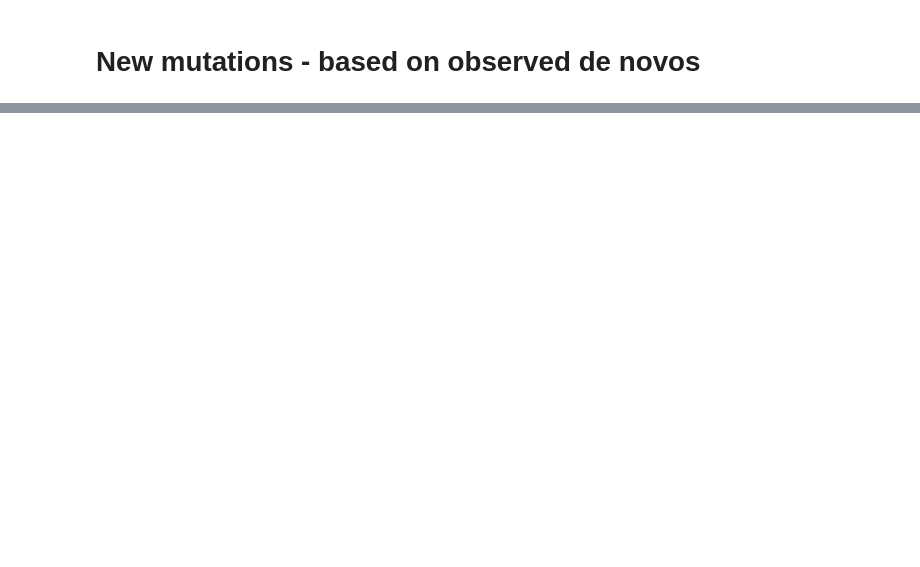
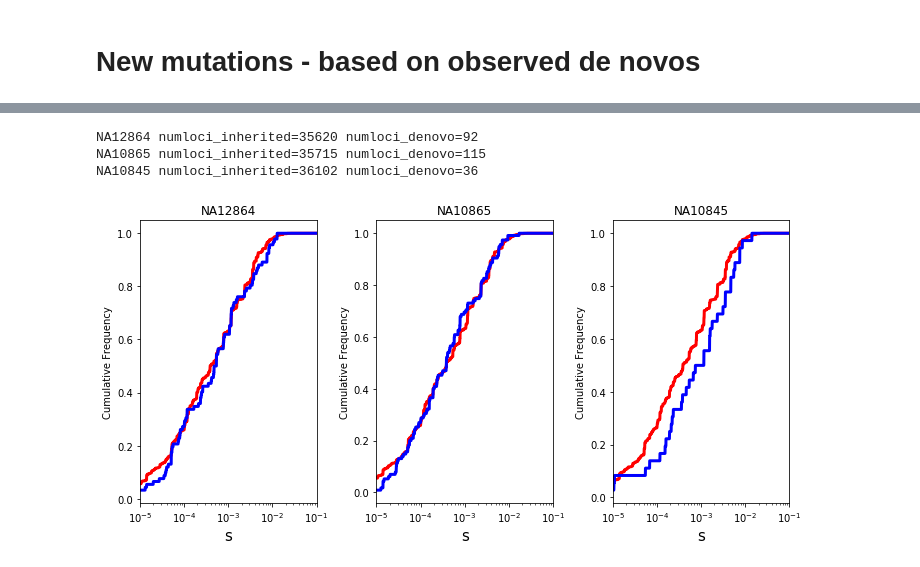
Before and after one commit to BonnieCSE/STRSelection, a Jupyter notebook: figures/Figure4-MG.ipynb, the cells around one changed output, grey strips where cells are left out. Cells and saved outputs as stored; diff of their text form; code cells hidden in the pictures; blank space fills up the shorter version.

```diff
--- a/figures/Figure4-MG.ipynb
+++ b/figures/Figure4-MG.ipynb
@@ -270,0 +383,65 @@ Total burden only neg (sistr2): 0.019543998340849997 (0.006129031681813753-0.031
+# %%
+# Plot CDFs
+
+def getCDF(s_list):
+    bins_list = [0]
+    exponents = [10**-5, 10**-4, 10**-3, 10**-2]
+    for j in exponents:
+        for i in np.arange(1,10,0.01):
+            bins_list.append(i*j)
+
+    bins_list.append(0.1)
+    bins_list.append(1)
+
+    values, base = np.histogram(s_list, bins=bins_list)# [0,10**-5,10**-4,10**-3,10**-2,10**-1,1]#[0,10**-5,10**-4,10**-3,10**-2,10**-1,1]
+
+    cumulative = list(np.cumsum(values))
+    maximum = max(cumulative)
+    cumulative_scaled = []
+    for elem in cumulative:
+        elem = elem/maximum
+        cumulative_scaled.append(elem)
+
+    #cum_dic[motif] = cumulative_scaled
+    base_plot = base
+
+    return cumulative_scaled, base_plot
+
+color_dic_motif = {}
+color_dic_motif['Inherited'] = 'red'
+color_dic_motif['Denovo'] = 'blue'
+
+fig = plt.figure()
+fig.set_size_inches((10, 5))
+fignum = 1
+
+for sample in ["NA12864", "NA10865","NA10845" ]:
+    ax = fig.add_subplot(1, 3, fignum)
+
+    cum_dic = {}
+
+    cumulative_scaled, base_plot = getCDF(iscores[sample])
+    cum_dic["Inherited"] = cumulative_scaled
+
+    cumulative_scaled, base_plot = getCDF(dscores[sample])
+    cum_dic["Denovo"] = cumulative_scaled
+
+    for elem in cum_dic:
+        plt.plot(base_plot[:-1], cum_dic[elem], label = elem , color=color_dic_motif[elem], linewidth = 3, ls='solid')
+
+    print("%s numloci_inherited=%s numloci_denovo=%s"%(sample, len(iscores[sample]), len(dscores[sample])))
+    plt.xlim(10**-5, 0.1)
+    plt.xscale('log')
+    plt.title(sample)
+    plt.xlabel('s', fontsize=15)
+    #plt.legend(bbox_to_anchor=(1, 1))
+    plt.ylabel('Cumulative Frequency')
+    fignum += 1
+
+fig.tight_layout()
+fig.savefig("InheritedVsDenovo.pdf")
+# %% [output]
+NA12864 numloci_inherited=35620 numloci_denovo=92
+NA10865 numloci_inherited=35715 numloci_denovo=115
+NA10845 numloci_inherited=36102 numloci_denovo=36
+[figure, added]
```
Also changed, not shown: parts of 10 cells of this notebook, 1 other file.
